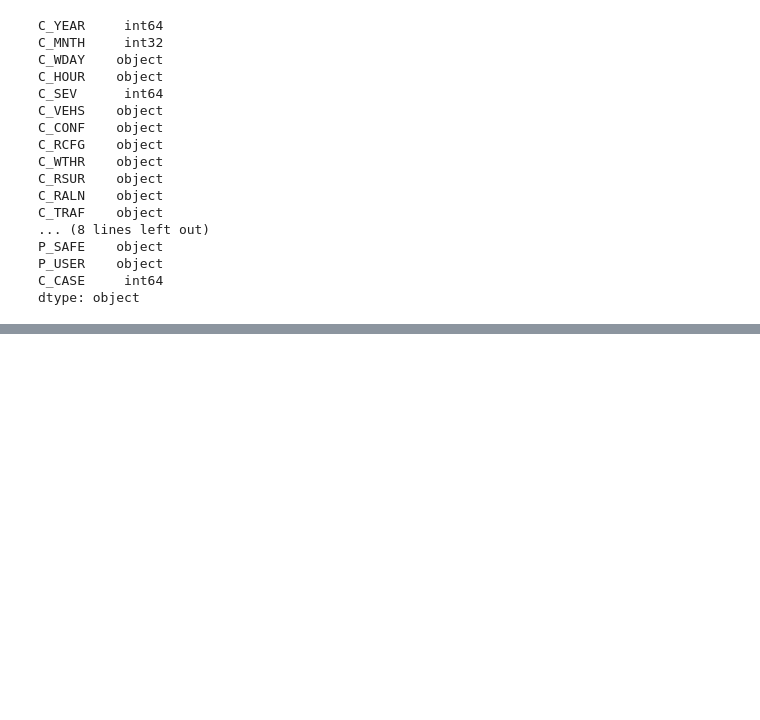
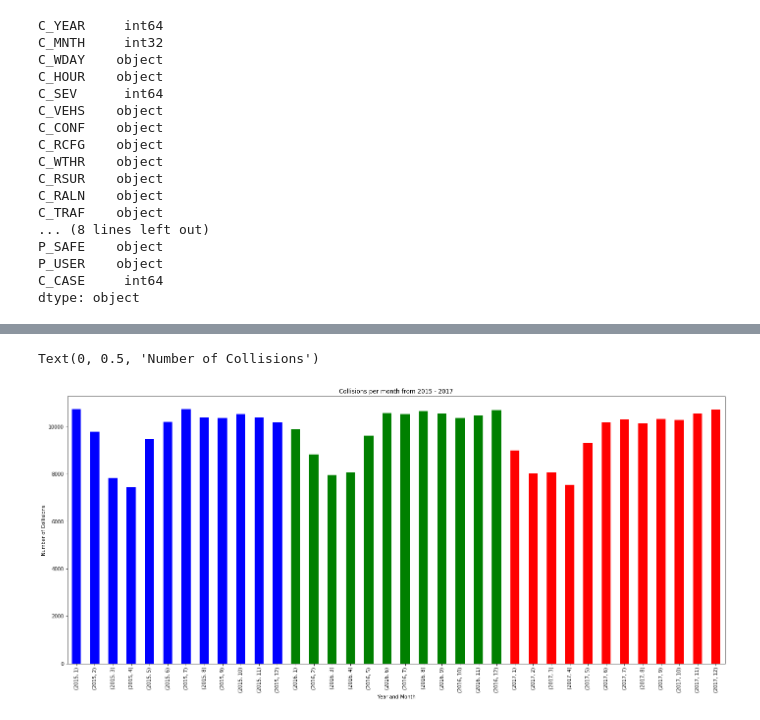
Before and after one commit to frpatel/team5-NCDB, a Jupyter notebook: project1-NCDB.ipynb, the cells around one changed output, grey strips where cells are left out. Cells and saved outputs as stored; diff of their text form; code cells hidden in the pictures; blank space fills up the shorter version.

```diff
--- a/project1-NCDB.ipynb
+++ b/project1-NCDB.ipynb
@@ -107,0 +119,15 @@ Name: C_CASE, dtype: int64
+# %%
+x_axis= np.arange(len(df_without_uu))
+tick_locations= [value for value in x_axis]
+plt.figure(figsize=(24,10))
+df_without_uu.groupby(['C_YEAR', 'C_MNTH']).nunique()['C_CASE'].plot(kind='bar', color=['b','b','b','b','b','b','b','b','b','b','b','b',
+         'g','g','g','g','g','g','g','g','g','g','g','g',
+         'r','r','r','r','r','r','r','r','r','r','r','r'])
+# Set a Title and labels
+plt.title("Collisions per month from 2015 - 2017")
+plt.xlabel("Year and Month")
+plt.ylabel("Number of Collisions")
+plt.savefig('Collisions By Year and Month.png')
+# %% [output]
+Text(0, 0.5, 'Number of Collisions')
+[figure, added]
```
Also changed, not shown: parts of 13 cells of this notebook, 1 other file.
